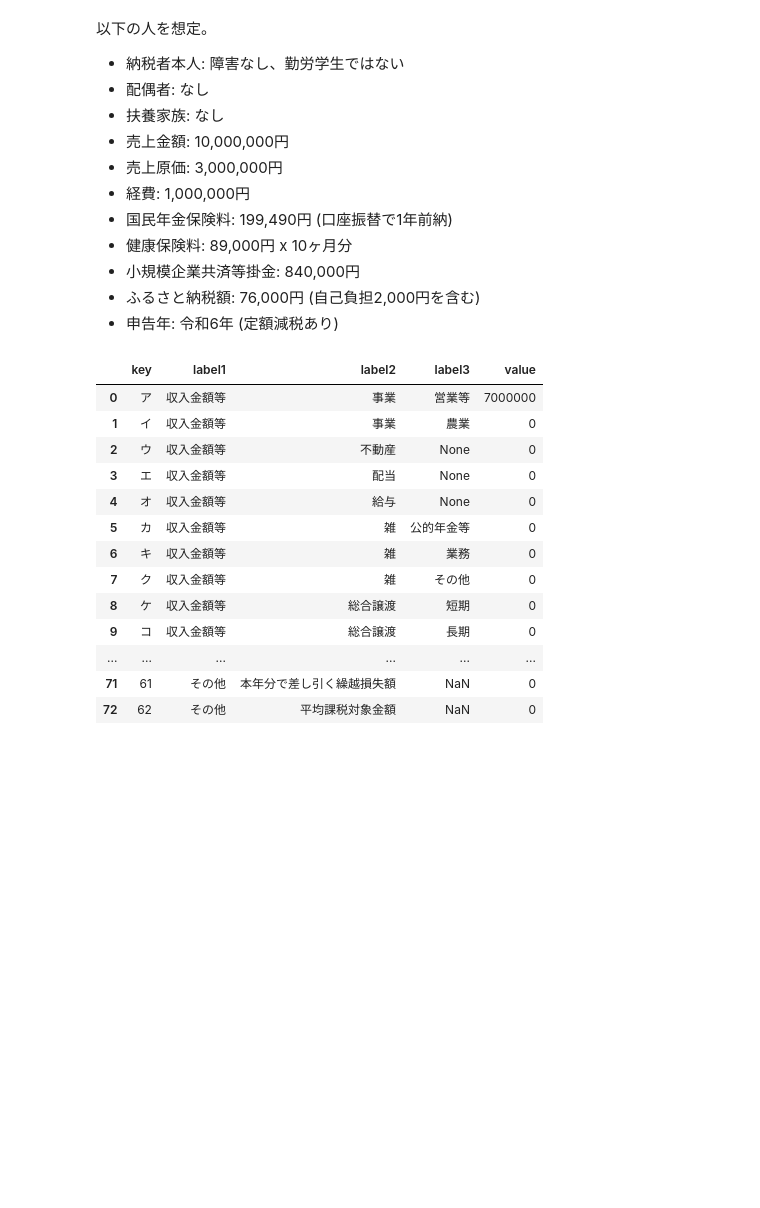
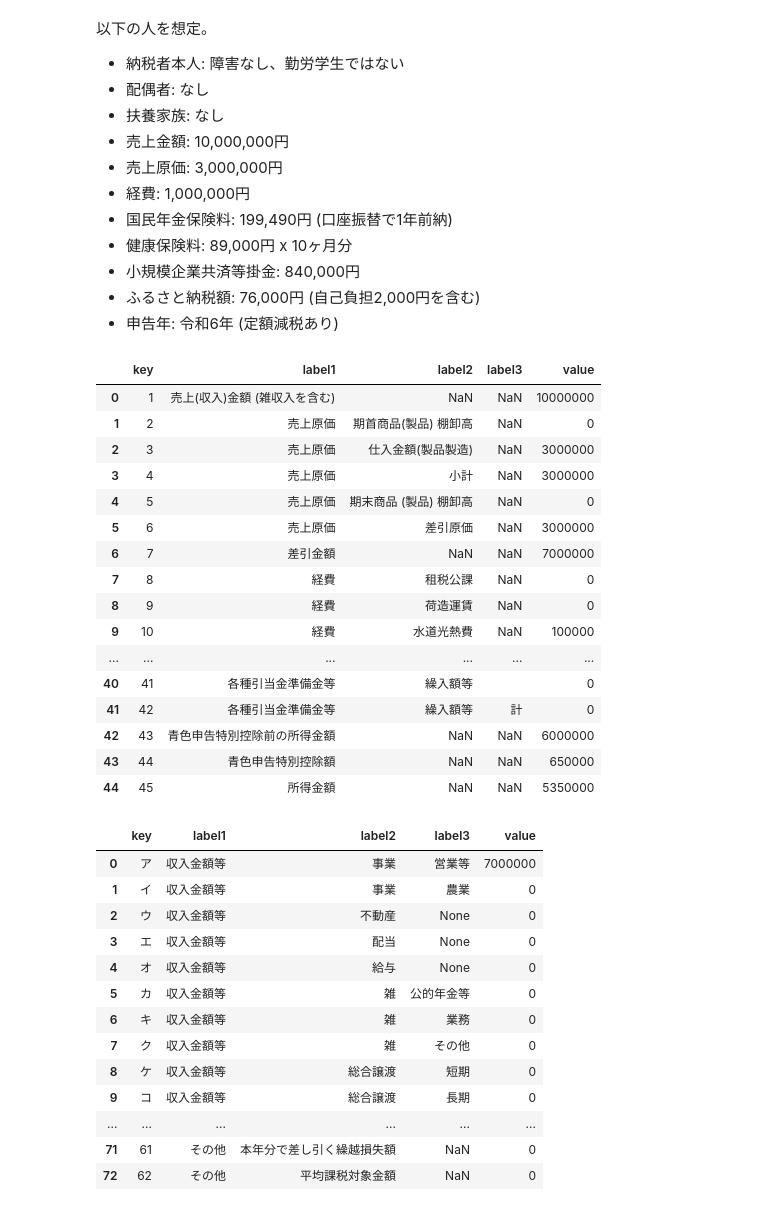
Before and after one commit to yoshida-eth0/python-etax, a Jupyter notebook: example/person1.ipynb, the cells around one changed output. Cells and saved outputs as stored; diff of their text form; code cells hidden in the pictures; blank space fills up the shorter version.

```diff
--- a/example/person1.ipynb
+++ b/example/person1.ipynb
@@ -45,6 +45,29 @@ x控除データ = 控除データ()
 x控除データ.社会保険料 = 国民年金保険料 + 健康保険料
 x控除データ.小規模企業共済等掛金 = 840_000
 x控除データ.ふるさと納税額 = 76_000
+# %%
+"""
+事業 営業等 損益計算書
+"""
+x損益計算書.to_dataframe()
+# %% [output]
+|  | key | label1 | label2 | label3 | value |
+| 0 | 1 | 売上(収入)金額 (雑収入を含む) | NaN | NaN | 10000000 |
+| 1 | 2 | 売上原価 | 期首商品(製品) 棚卸高 | NaN | 0 |
+| 2 | 3 | 売上原価 | 仕入金額(製品製造) | NaN | 3000000 |
+| 3 | 4 | 売上原価 | 小計 | NaN | 3000000 |
+| 4 | 5 | 売上原価 | 期末商品 (製品) 棚卸高 | NaN | 0 |
+| 5 | 6 | 売上原価 | 差引原価 | NaN | 3000000 |
+| 6 | 7 | 差引金額 | NaN | NaN | 7000000 |
+| 7 | 8 | 経費 | 租税公課 | NaN | 0 |
+| 8 | 9 | 経費 | 荷造運賃 | NaN | 0 |
+| 9 | 10 | 経費 | 水道光熱費 | NaN | 100000 |
+| ... | ... | ... | ... | ... | ... |
+| 40 | 41 | 各種引当金準備金等 | 繰入額等 |  | 0 |
+| 41 | 42 | 各種引当金準備金等 | 繰入額等 | 計 | 0 |
+| 42 | 43 | 青色申告特別控除前の所得金額 | NaN | NaN | 6000000 |
+| 43 | 44 | 青色申告特別控除額 | NaN | NaN | 650000 |
+| 44 | 45 | 所得金額 | NaN | NaN | 5350000 |
 # %%
 """
 所得税及び復興特別所得税の申告内容確認表 第一表
```
